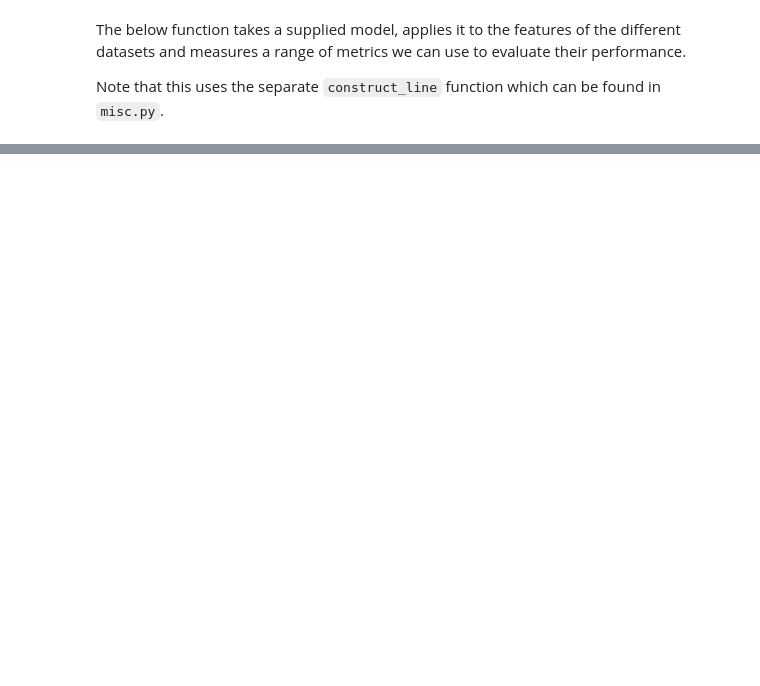
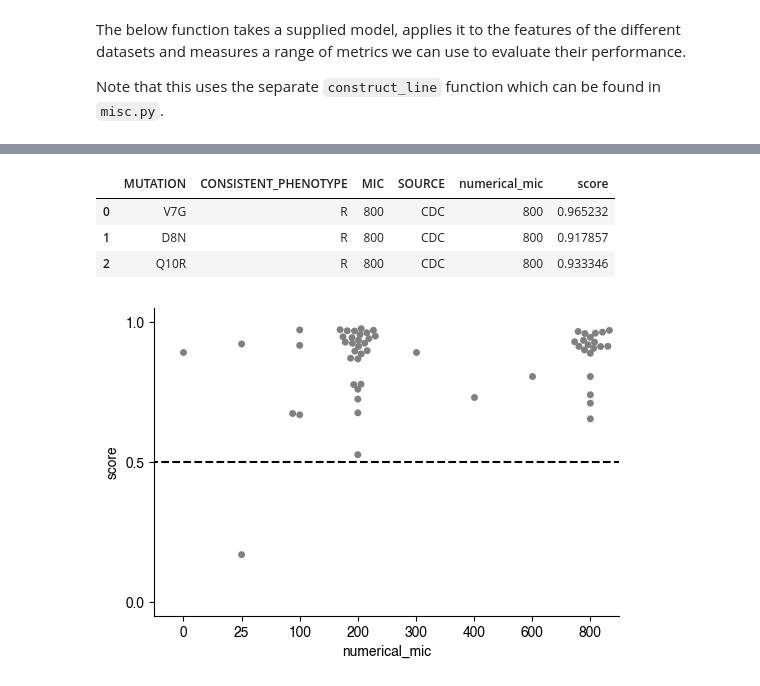
Before and after one commit to fowler-lab/predict-pyrazinamide-resistance, a Jupyter notebook: 11-validate-models.ipynb, the cells around one changed output, grey strips where cells are left out. Saved outputs shown, nothing was run; the diff lists cells and outputs as text; code cells hidden in the pictures; blank space fills up the shorter version.

```diff
--- a/11-validate-models.ipynb
+++ b/11-validate-models.ipynb
@@ -88,0 +117,3 @@ test_results
+# %%
+mics = pandas.read_csv('data/ds-mic-phen.csv')
+mics.MIC.value_counts().sort_index()
@@ -88,0 +133,45 @@ test_results
+# %%
+def assign_numerical_mic(row):
+    if row.MIC=='>100':
+        return(200)
+    elif row.MIC=='75-100':
+        return(100)
+    elif row.MIC=='0-25':
+        return(25)
+    elif row.MIC=='600-800':
+        return(800)
+    elif row.MIC=='300-400':
+        return(400)
+    elif row.MIC=='200-300':
+        return(300)
+    else:
+        return(int(row.MIC))
+
+mics['numerical_mic'] = mics.apply(assign_numerical_mic, axis=1)
+
+Ypred = best_model['XB'].predict(X['mic']['input'])
+Yscores = best_model['XB'].predict_proba(X['mic']['input'])[:,1]
+
+def find_score(row):
+    mask = Z['mic']['input']==row.MUTATION
+    return(Yscores[mask][0])
+
+mics['score'] = mics.apply(find_score, axis=1)
+
+mics[:3]
+# %% [output]
+|  | MUTATION | CONSISTENT_PHENOTYPE | MIC | SOURCE | numerical_mic | score |
+| 0 | V7G | R | 800 | CDC | 800 | 0.965232 |
+| 1 | D8N | R | 800 | CDC | 800 | 0.917857 |
+| 2 | Q10R | R | 800 | CDC | 800 | 0.933346 |
+# %%
+fig = plt.figure(figsize=(6, 4))
+axes = seaborn.swarmplot(data=mics,y='score',x='numerical_mic', size=5, color='grey')
+axes.plot([-50,800], [0.5,0.5], 'k--')
+axes.spines['top'].set_visible(False)
+axes.spines['right'].set_visible(False)
+axes.set_yticks([0,0.5,1])
+axes.plot([100,100], [0,1], 'k--')
+fig.savefig('pdf/figure-5/fig-5-mic-swarm.pdf')
+# %% [output]
+[figure, added]
```
Also changed, not shown: parts of 13 cells of this notebook, 23 other files.
